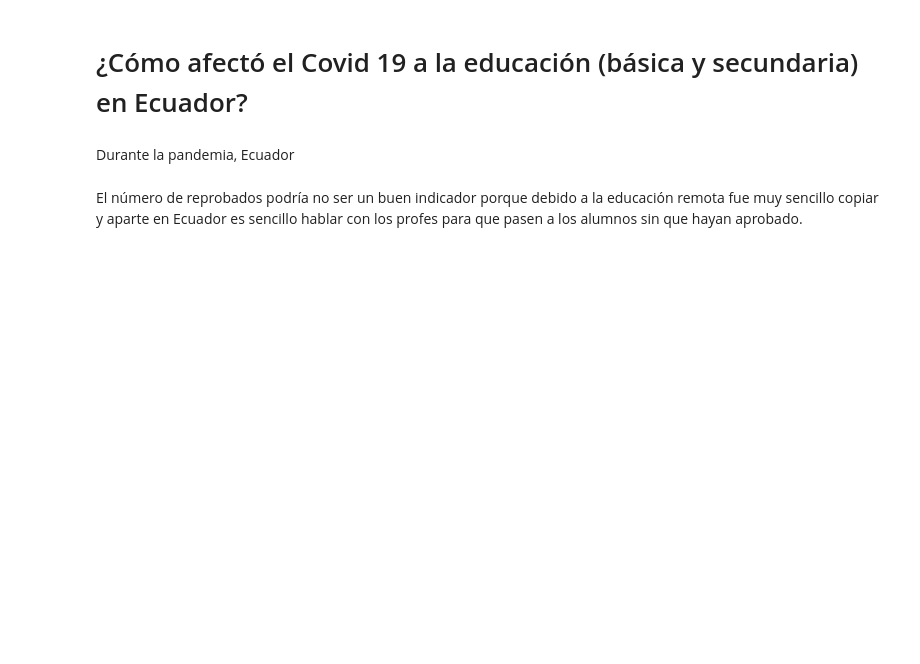
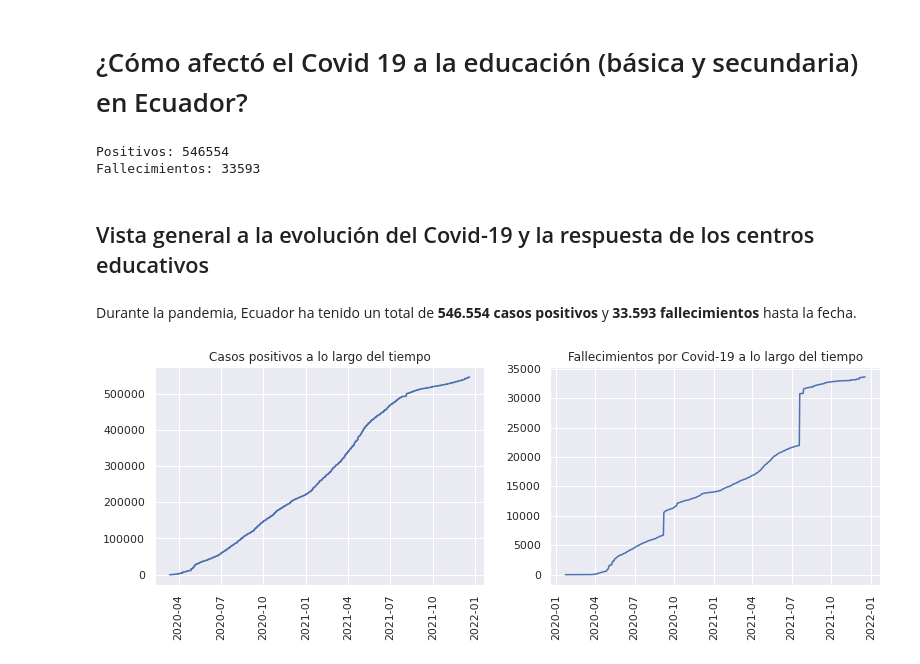
Before and after one commit to anthonymanotoa/covid-ec, a Jupyter notebook: notebooks/3.1-analisis.ipynb, the cells around one changed output. Drawn from its saved outputs; the diff is of its cells as text; code cells hidden in the pictures; blank space fills up the shorter version.

```diff
--- a/notebooks/3.1-analisis.ipynb
+++ b/notebooks/3.1-analisis.ipynb
@@ -19,4 +19,21 @@ education_ec = pd.read_pickle(path + 'education_ec.pkl')
-# %% [markdown]
-Durante la pandemia, Ecuador
-# %% [markdown]
-El número de reprobados podría no ser un buen indicador porque debido a la educación remota fue muy sencillo copiar y aparte en Ecuador es sencillo hablar con los profes para que pasen a los alumnos sin que hayan aprobado.
+# %%
+print(f'Positivos: {positives["acumulados"].max()}\nFallecimientos: {deaths["accumulated"].max()}')
+# %% [output]
+Positivos: 546554
+Fallecimientos: 33593
+# %% [markdown]
+## Vista general a la evolución del Covid-19 y la respuesta de los centros educativos
+# %% [markdown]
+Durante la pandemia, Ecuador ha tenido un total de **546.554 casos positivos** y **33.593 fallecimientos** hasta la fecha.
+# %%
+sns.set_theme()
+fig, ax = plt.subplots(1, 2, figsize=[13, 4])
+ax[0].plot(positives.created_at, positives.acumulados)
+ax[0].set_title('Casos positivos a lo largo del tiempo')
+ax[1].plot(deaths.date, deaths.accumulated)
+ax[1].set_title('Fallecimientos por Covid-19 a lo largo del tiempo')
+plt.setp(ax[0].xaxis.get_majorticklabels(), rotation=90)
+plt.setp(ax[1].xaxis.get_majorticklabels(), rotation=90)
+plt.show()
+# %% [output]
+[figure, added]
```
Also changed, not shown: parts of 31 cells of this notebook, 7 other files.
